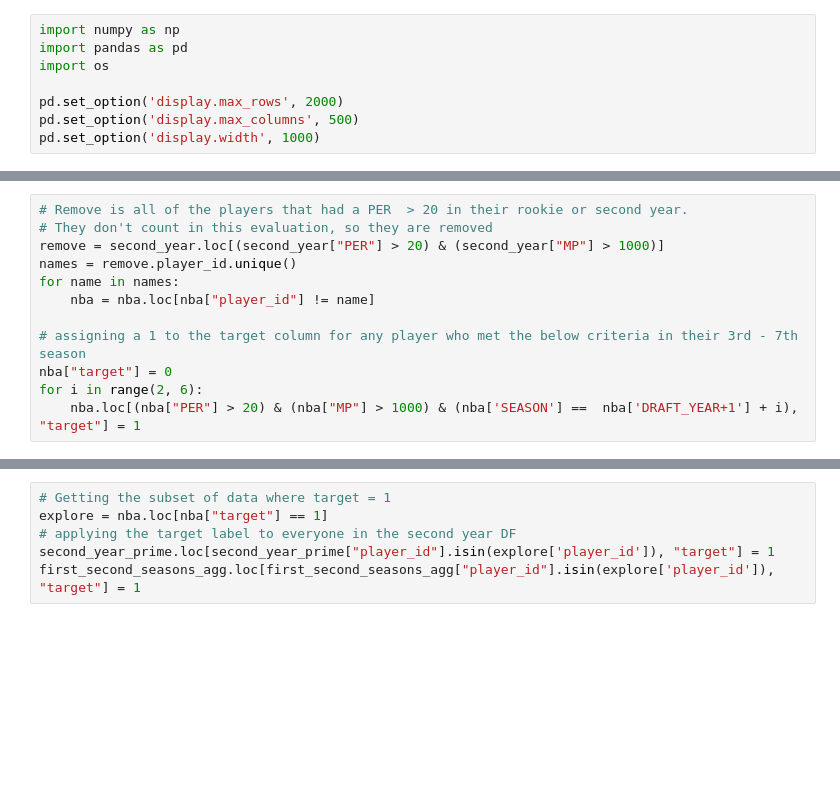
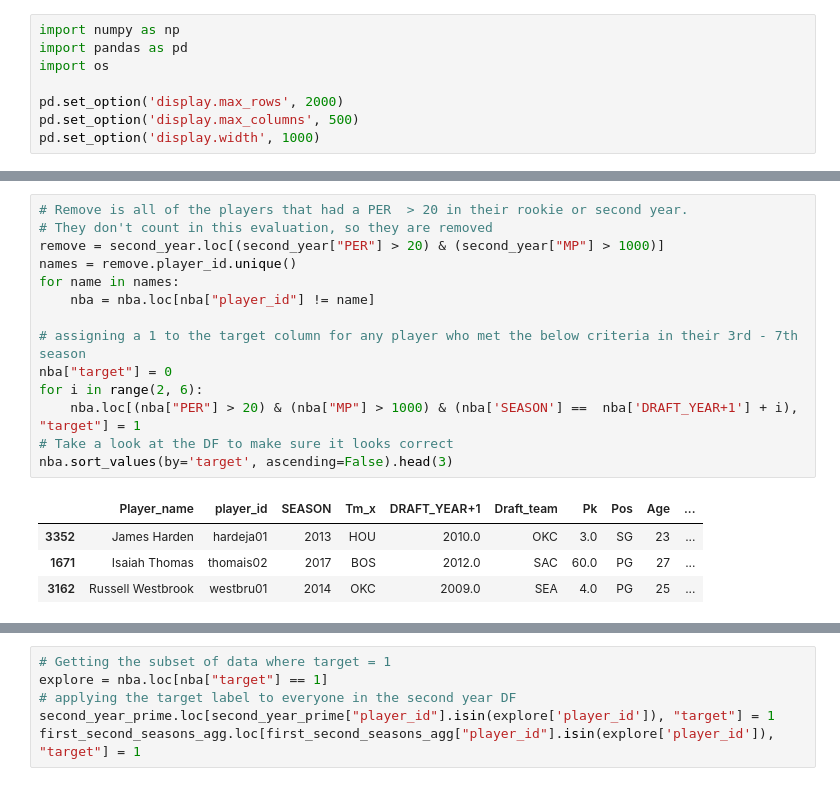
Before and after one commit to pwalesdi/NBA_Player_Prediction, a Jupyter notebook: Notebooks/1.2_NBA_Preprocessing.ipynb, the cells around one changed output, grey strips where cells are left out. Saved outputs shown, nothing was run; the diff lists cells and outputs as text; blank space fills up the shorter version.

```diff
--- a/Notebooks/1.2_NBA_Preprocessing.ipynb
+++ b/Notebooks/1.2_NBA_Preprocessing.ipynb
@@ -75,12 +80,19 @@ second_year.loc[(second_year["PER"] > 20) & (second_year["MP"] > 1000)]
 # %%
 # Remove is all of the players that had a PER  > 20 in their rookie or second year.
 # They don't count in this evaluation, so they are removed
 remove = second_year.loc[(second_year["PER"] > 20) & (second_year["MP"] > 1000)]
 names = remove.player_id.unique()
 for name in names:
     nba = nba.loc[nba["player_id"] != name]
 
 # assigning a 1 to the target column for any player who met the below criteria in their 3rd - 7th season
 nba["target"] = 0
 for i in range(2, 6):
     nba.loc[(nba["PER"] > 20) & (nba["MP"] > 1000) & (nba['SEASON'] ==  nba['DRAFT_YEAR+1'] + i), "target"] = 1
+# Take a look at the DF to make sure it looks correct
+nba.sort_values(by='target', ascending=False).head(3)
+# %% [output]
+|  | Player_name | player_id | SEASON | Tm_x | DRAFT_YEAR+1 | Draft_team | Pk | Pos | Age | ... |
+| 3352 | James Harden | hardeja01 | 2013 | HOU | 2010.0 | OKC | 3.0 | SG | 23 | ... |
+| 1671 | Isaiah Thomas | thomais02 | 2017 | BOS | 2012.0 | SAC | 60.0 | PG | 27 | ... |
+| 3162 | Russell Westbrook | westbru01 | 2014 | OKC | 2009.0 | SEA | 4.0 | PG | 25 | ... |
```
Also changed, not shown: parts of 22 cells of this notebook, 6 other files.
